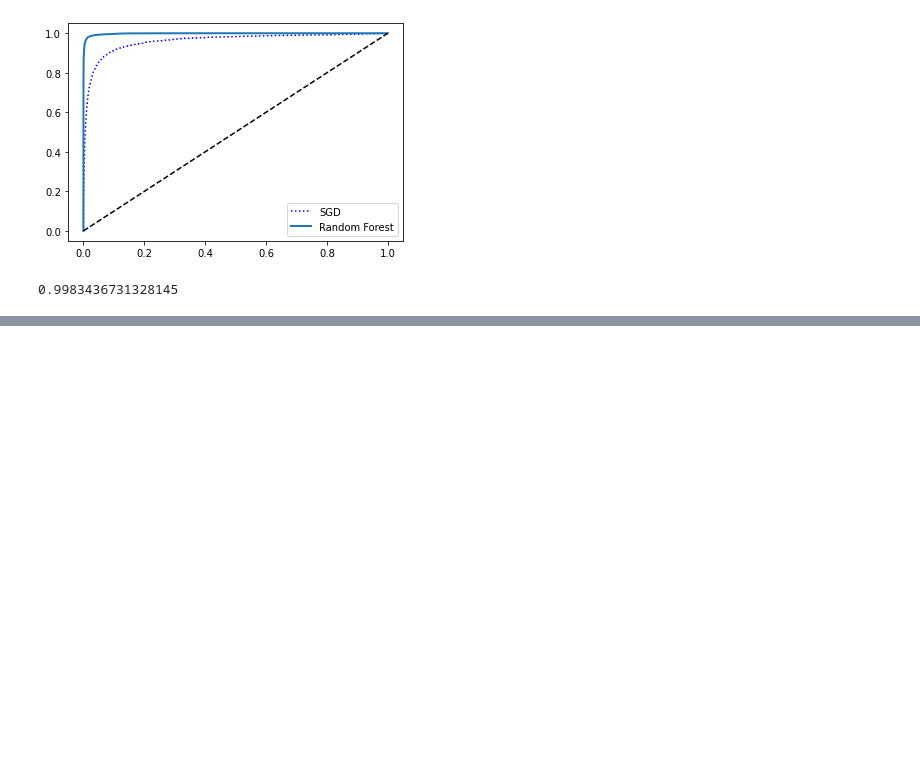
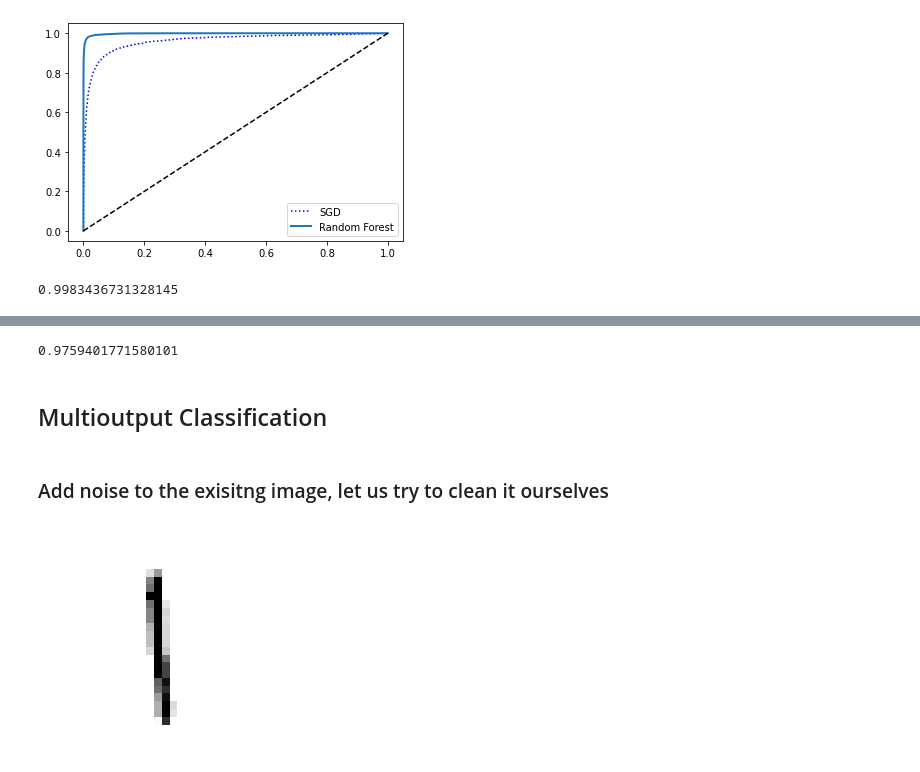
Before and after one commit to N-liraj-khanna/Machine-Learning-Exercises, a Jupyter notebook: MNIST - Handwritten digits predictor/Digits predictor.ipynb, the cells around one changed output, grey strips where cells are left out. Drawn from its saved outputs; the diff is of its cells as text; code cells hidden in the pictures; blank space fills up the shorter version.

```diff
--- a/MNIST - Handwritten digits predictor/Digits predictor.ipynb
+++ b/MNIST - Handwritten digits predictor/Digits predictor.ipynb
@@ -312,0 +454,22 @@ roc_auc_score(y_train_5, y_scores_forest)
+# %%
+y_train_knn_pred = cross_val_predict(knn_clf, X_train, y_multilabel, cv=3)
+f1_score(y_multilabel, y_train_knn_pred, average="macro")
+# %% [output]
+0.9759401771580101
+# %% [markdown]
+## Multioutput Classification
+# %% [markdown]
+### Add noise to the exisitng image, let us try to clean it ourselves
+# %%
+noise = np.random.randint(0, 100, (len(X_train), 784))
+X_train_mod = X_train + noise
+noise = np.random.randint(0, 100, (len(X_test), 784))
+X_test_mod = X_test + noise
+y_train_mod = X_train
+y_test_mod = X_test
+# %%
+knn_clf.fit(X_train_mod, y_train_mod)
+clean_digit=knn_clf.predict([X_train_mod[8]])
+plot_digits(clean_digit)
+# %% [output]
+[figure, added]
```
Also changed, not shown: parts of 29 cells of this notebook.
